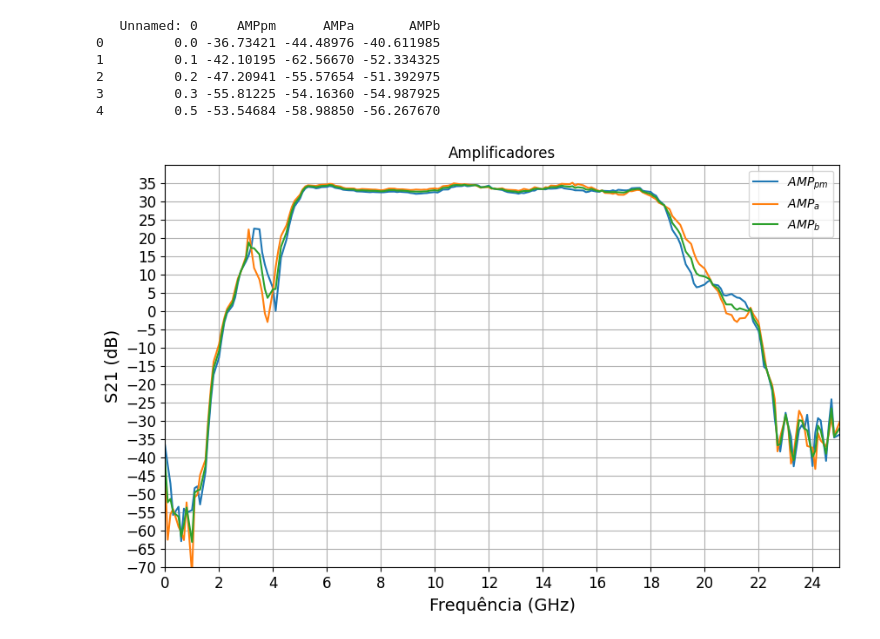
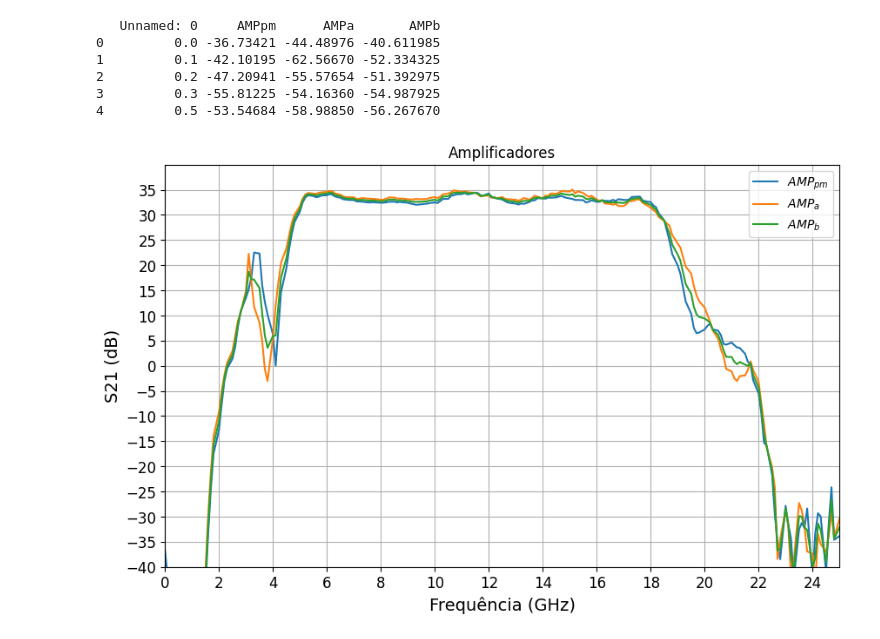
Before and after one commit to khipucode/data_and_codes_phd, a Jupyter notebook: Plots_resposta_em_frequencia_amplificadores_RF.ipynb, the cells around one changed output. Drawn from its saved outputs; the diff is of its cells as text; code cells hidden in the pictures.

```diff
--- a/Plots_resposta_em_frequencia_amplificadores_RF.ipynb
+++ b/Plots_resposta_em_frequencia_amplificadores_RF.ipynb
@@ -9,45 +9,54 @@ import pandas as pd
 import matplotlib.pyplot as plt
 import numpy as np
 
+import matplotlib.pyplot as plt
+from matplotlib.ticker import FuncFormatter
+
+# Função para formatar os ticks, para número de casas decimais 1f = uma casa, 2f = duas casas
+def formatar_com_virgula(x, pos):
+    return f'{x:.1f}'.replace('.', ',')
+
+
+
 # Carregar os dados do arquivo CSV em um DataFrame do pandas
 #dados = pd.read_csv('https://raw.githubusercontent.com/khipucode/data_and_codes_phd/main/Respostas_em_frequ%C3%AAncia_amplificadores_RF.csv', encoding='utf-8')
-df = pd.read_csv('https://raw.githubusercontent.com/khipucode/data_and_codes_phd/main/Respostas_em_frequ%C3%AAncia_amplificadores_RF.csv', delimiter=';', decimal=',')
+df = pd.read_csv('https://raw.githubusercontent.com/khipucode/data_and_codes_phd/main/Dat_Respostas_em_frequ%C3%AAncia_amplificadores_RF.csv', delimiter=';', decimal=',')
 
 # Verifica as primeiras linhas do DataFrame para entender a estrutura dos dados
 print(df.head())
 
 # Plotar as colunas em relação à primeira coluna (assumindo que a primeira coluna tem índice 0)
 plt.figure(figsize=(10, 6))  # Define o tamanho da figura
 
 
 plt.plot(df.iloc[:, 0], df.iloc[:, 1], label='$AMP_{pm}$')  # Segunda coluna
 plt.plot(df.iloc[:, 0], df.iloc[:, 2], label='$AMP_{a}$')  # Terceira coluna
 plt.plot(df.iloc[:, 0], df.iloc[:, 3], label='$AMP_{b}$')  # Quarta coluna
-
+#plt.gca().xaxis.set_major_formatter(FuncFormatter(formatar_com_virgula))
 
 # Ajustando os limites do eixo x
 plt.xlim([0, 25])  # Pode ser feito também utilizando plt.gca().set_xlim([0, 10])
 plt.xticks(np.arange(0, 25, 2))  # Pode ser feito também utilizando plt.gca().set_xticks(np.arange(0, 11, 1))
 plt.xticks(fontsize=12)
-plt.ylim([-70, 40])  # Ou plt.gca().set_ylim([-1.5, 1.5])
-plt.yticks(np.arange(-70, 40, 5))
+plt.ylim([-40, 40])  # Ou plt.gca().set_ylim([-1.5, 1.5])
+plt.yticks(np.arange(-40, 40, 5))
 plt.yticks(fontsize=12)
 
 plt.xlabel('Frequência (GHz)', fontsize=14)
 plt.ylabel('S21 (dB)', fontsize=14)
 plt.title('Gráfico de Exemplo', fontsize=16)
 plt.grid(True)
 
 plt.title('Amplificadores')  # Título do gráfico
 plt.legend()  # Adiciona a legenda
 plt.show()  # Exibe o gráfico
 # %% [output]
    Unnamed: 0     AMPpm      AMPa       AMPb
 0         0.0 -36.73421 -44.48976 -40.611985
 1         0.1 -42.10195 -62.56670 -52.334325
 2         0.2 -47.20941 -55.57654 -51.392975
 3         0.3 -55.81225 -54.16360 -54.987925
 4         0.5 -53.54684 -58.98850 -56.267670
-[figure, old version]
+[figure, new version]
 # %%
 
```
Also changed, not shown: parts of 5 cells of this notebook.
